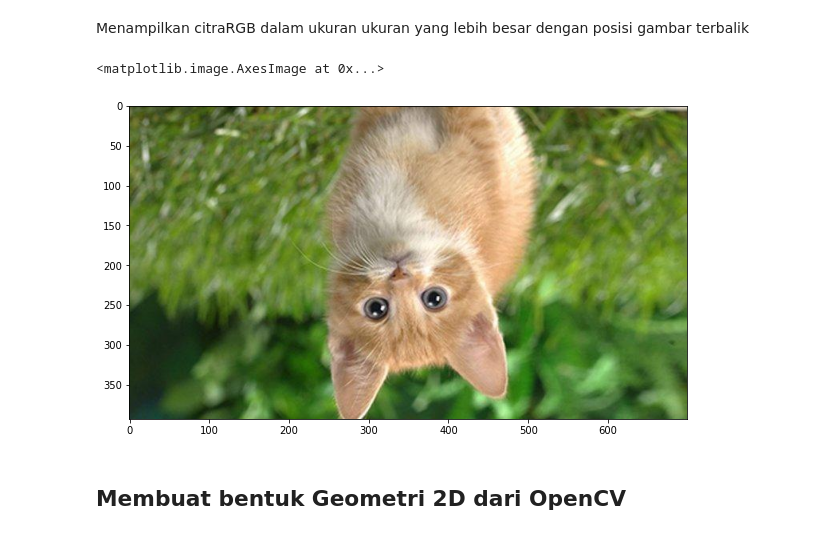
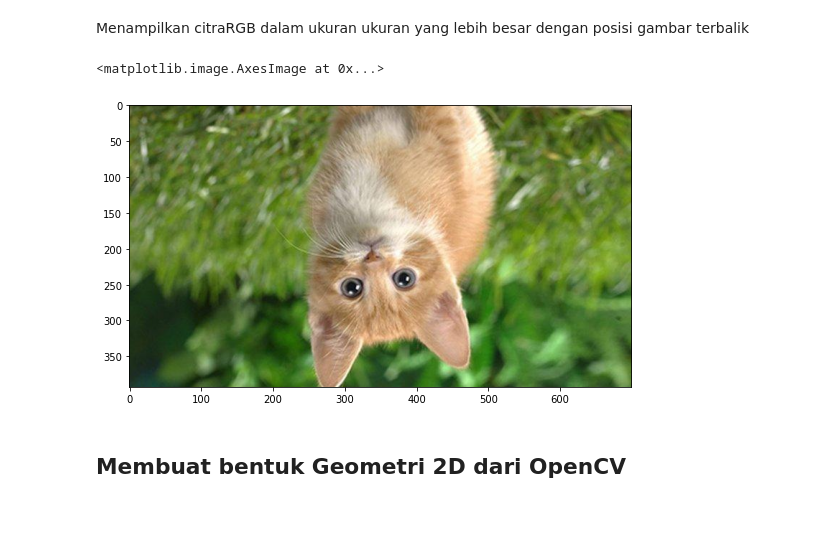
Before and after one commit to SitiZumarohdf/PCVK_Genap_2023, a Jupyter notebook: Week_2.ipynb, the cells around one changed output. Drawn from its saved outputs; the diff is of its cells as text; code cells hidden in the pictures.

```diff
--- a/Week_2.ipynb
+++ b/Week_2.ipynb
@@ -63,16 +64,16 @@ Menampilkan citraRGB dalam ukuran ukuran yang lebih besar dengan posisi gambar t
 # %%
 img5 = cv.flip(cv.cvtColor(img,cv.COLOR_BGR2RGB),0)
 
 #Simpan file image
 #cv.imwrite('/content/drive/MyDrive/PCVK_MM/Images/mandrill2.tiff',img5)
 
 #tampilkan plot dengan ukuran canvas yang lebih besar
-fig = plt.figure(figsize=(10,10))         #ubah-ubah ukuran (10,10) sesuai kebutuhan
+fig = plt.figure(figsize=(9,9))        #ubah-ubah ukuran (9,9) sesuai kebutuhan
 ax = fig.add_subplot(111)
 ax.imshow(img5)
 # %% [output]
 <matplotlib.image.AxesImage at 0x...>
-[figure, old version]
+[figure, new version]
 # %% [markdown]
 ## Membuat bentuk Geometri 2D dari OpenCV
 # %% [markdown]
```
Also changed, not shown: parts of 15 cells of this notebook.
